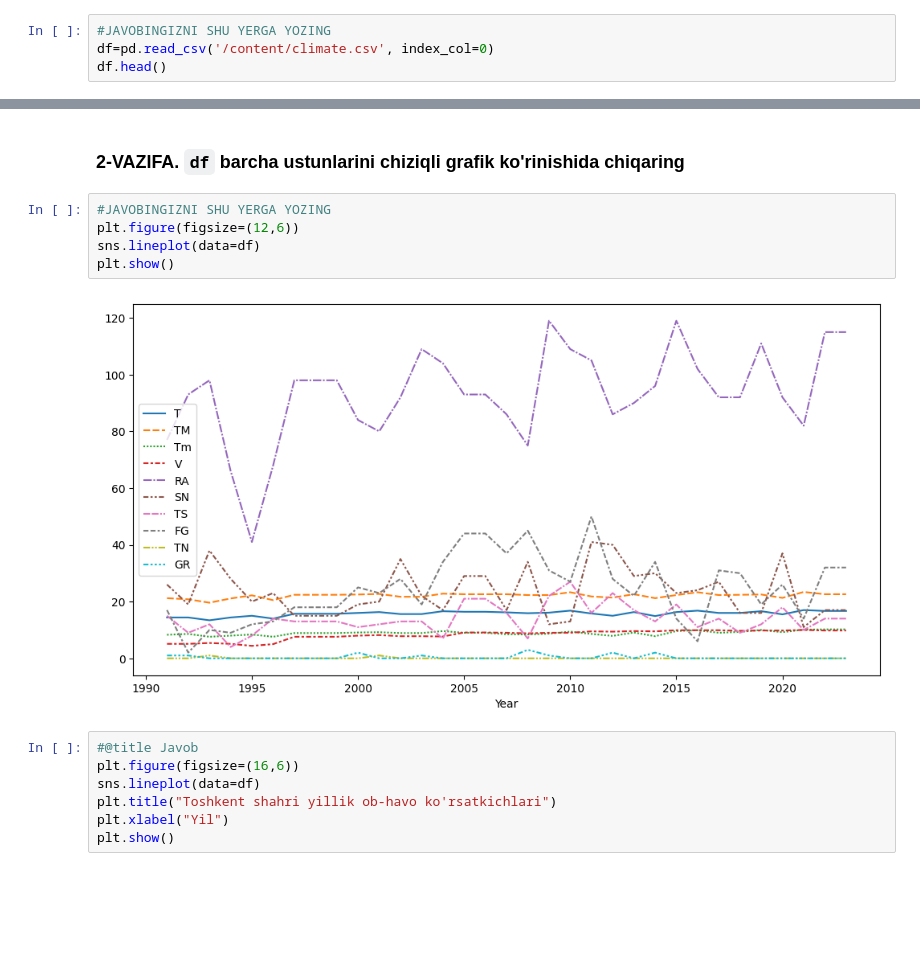
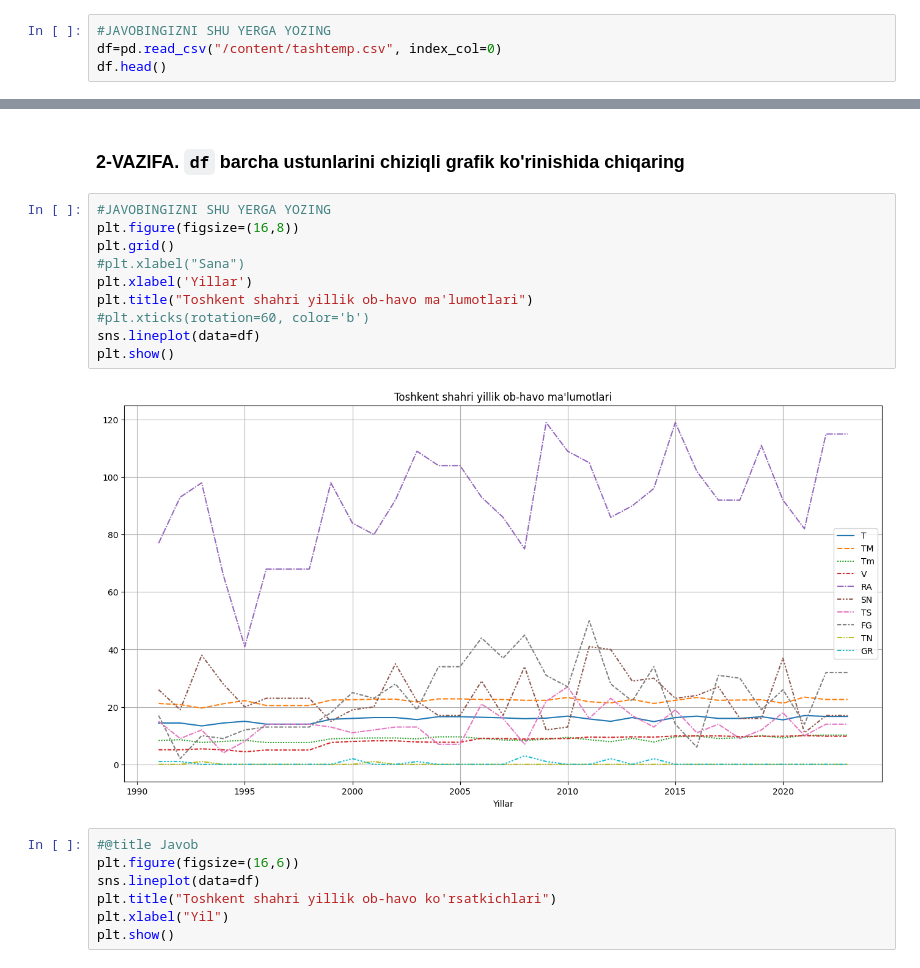
Before and after one commit to azamjon98/test, a Jupyter notebook: 04_VISUAL_AMALIYOT_02_seaborn.ipynb, the cells around one changed output, grey strips where cells are left out. Drawn from its saved outputs; the diff is of its cells as text; blank space fills up the shorter version.

```diff
--- a/04_VISUAL_AMALIYOT_02_seaborn.ipynb
+++ b/04_VISUAL_AMALIYOT_02_seaborn.ipynb
@@ -18,7 +18,7 @@ import seaborn as sns
 ### 1-VAZIFA. Avvalgi [amaliyotda](https://colab.research.google.com/drive/1jzhJ1gN6msILYOHaG2fhBBvUGaa4tcLf?usp=sharing) saqlangan faylni yangi `df`ga o'qing
 # %%
 #JAVOBINGIZNI SHU YERGA YOZING
-df=pd.read_csv('/content/climate.csv', index_col=0)
+df=pd.read_csv("/content/tashtemp.csv", index_col=0)
 df.head()
 # %% [output]
 |  | T | TM | Tm | V | RA | SN | TS | FG | TN | GR |
@@ -42,11 +42,16 @@ df.head()
 ### 2-VAZIFA. `df` barcha ustunlarini chiziqli grafik ko'rinishida chiqaring
 # %%
 #JAVOBINGIZNI SHU YERGA YOZING
-plt.figure(figsize=(12,6))
+plt.figure(figsize=(16,8))
+plt.grid()
+#plt.xlabel("Sana")
+plt.xlabel('Yillar')
+plt.title("Toshkent shahri yillik ob-havo ma'lumotlari")
+#plt.xticks(rotation=60, color='b')
 sns.lineplot(data=df)
 plt.show()
 # %% [output]
-[figure, old version]
+[figure, new version]
 # %%
 #@title Javob
 plt.figure(figsize=(16,6))
```
Also changed, not shown: parts of 11 cells of this notebook.
